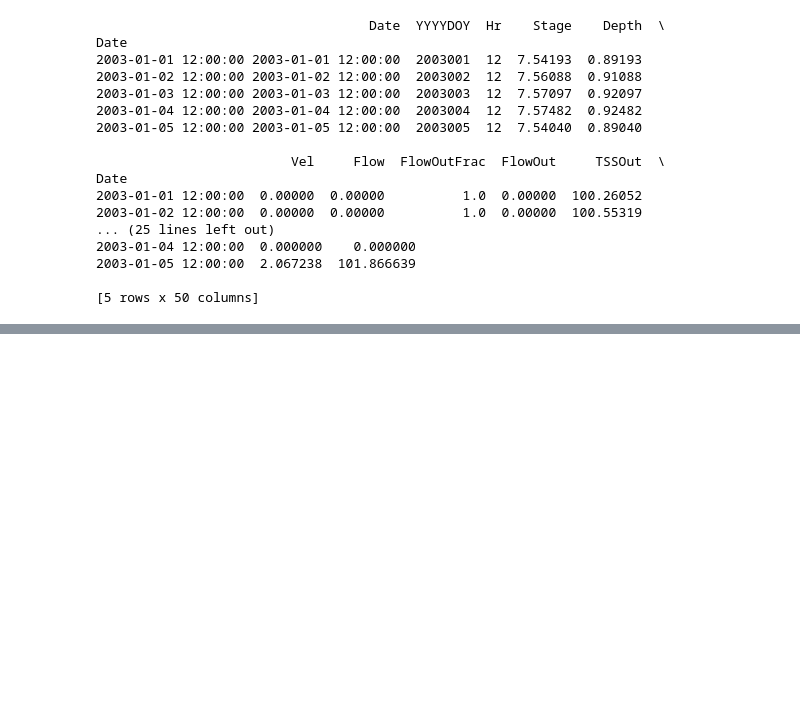
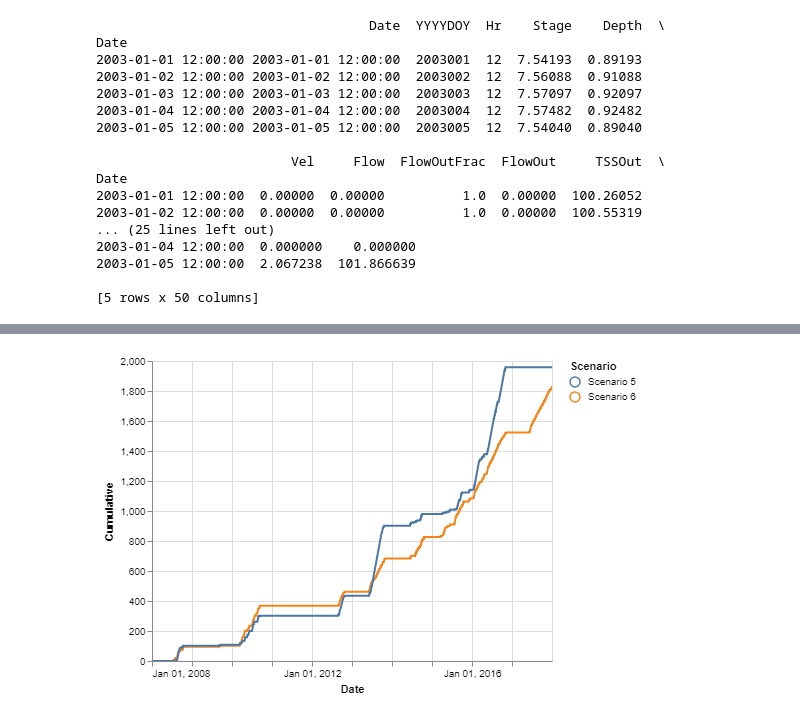
Before and after one commit to ajames-swet/py-hydro-data, a Jupyter notebook: notebooks/WAMReachTest.ipynb, the cells around one changed output, grey strips where cells are left out. Saved outputs shown, nothing was run; the diff lists cells and outputs as text; code cells hidden in the pictures; blank space fills up the shorter version.

```diff
--- a/notebooks/WAMReachTest.ipynb
+++ b/notebooks/WAMReachTest.ipynb
@@ -39,0 +67,35 @@ Date
+# %%
+scene6inflow = pd.read_csv('../data/Scenario6InflowPump.csv', parse_dates=True, header=0, names=['Date', 'Inflow'])
+scene6inflow['Date'] = pd.to_datetime(scene6inflow['Date'])
+scene6inflow.index = scene6inflow['Date']
+scene6inflow.loc[:,'Scenario'] = 'Scenario 6'
+scene6inflow['Cumulative'] = scene6inflow.Inflow.cumsum()
+print(scene6inflow.head())
+
+scene5inflow = pd.read_csv('../data/Scenario5ActLakeInflowPump.csv', parse_dates=True, header=0, names=['Date', 'Inflow'])
+scene5inflow['Date'] = pd.to_datetime(scene5inflow['Date'])
+scene5inflow.index = scene5inflow['Date']
+scene5inflow.loc[:,'Scenario'] = 'Scenario 5'
+scene5inflow['Cumulative'] = scene5inflow.Inflow.cumsum()
+print(scene5inflow.head())
+
+all_inflow = scene6inflow.append(scene5inflow)
+
+
+print(all_inflow.head())
+# rainS82 = pd.read_csv('S82_Rain_16655_Raw.csv', skiprows=3)
+# rainS82.loc[:,'Date'] = pd.to_datetime(rainS82['Daily Date'])
+# rainS82.index = rainS82['Date']
+# rainS82 = rainS82.drop(['Revision Date', 'Daily Date'], axis=1)
+# rainS82.loc[:,'RainID'] = 139
+
+# rainS82['Data Value'].fillna(rainS75['Data Value'], inplace=True)
+# rainS75['Data Value'].fillna(rainS82['Data Value'], inplace=True)
+
+# longrain = rainS82.append(rainS75)
+# longrain['Data Value'] *= 2.54
+# longrain.to_csv('raindata.csv', float_format='%.4f')
+# print(longrain[np.isnan(longrain['Data Value'])])
+# print('minimum rain value: {0}'.format(np.min(longrain['Data Value'])))
+# print('maximum rain value: {0}'.format(np.max(longrain['Data Value'])))
+# longrain.loc[longrain['Data Value'] > 25.0, 'Data Value'] = 0.0
@@ -39,0 +120,8 @@ Date
+# %%
+alt.Chart(all_inflow).mark_line().encode(
+    x=alt.X('Date:T'),
+    y=alt.Y('Cumulative'),
+    color='Scenario:N'
+).interactive()
+# %% [output]
+[figure, added]
```
Also changed, not shown: parts of 15 cells of this notebook, 1 other file.
